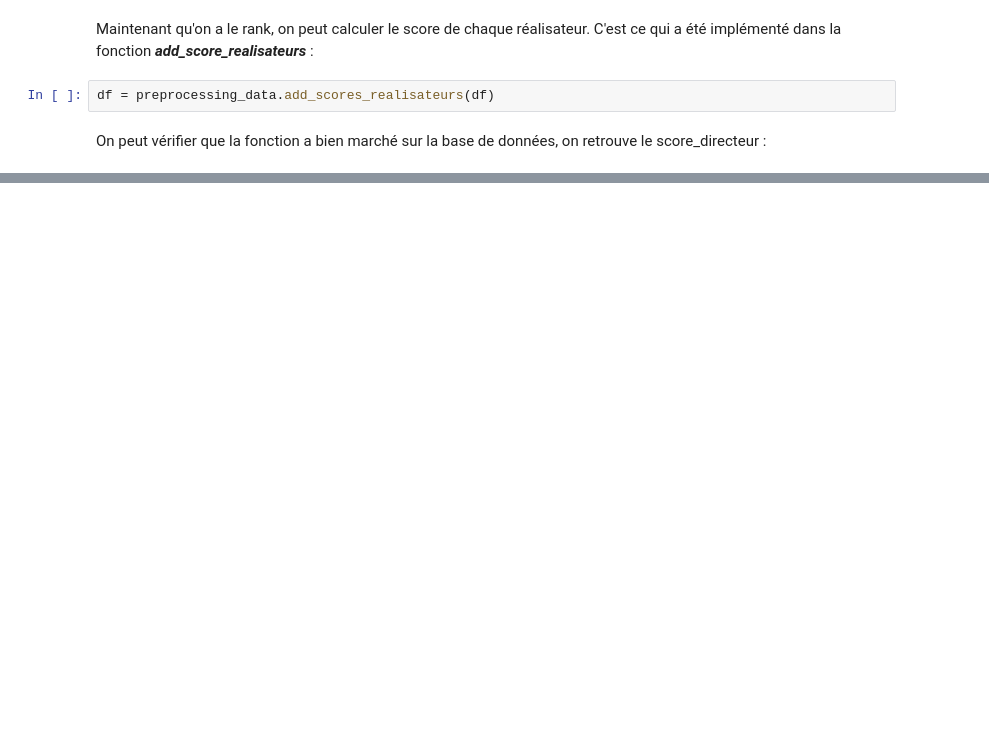
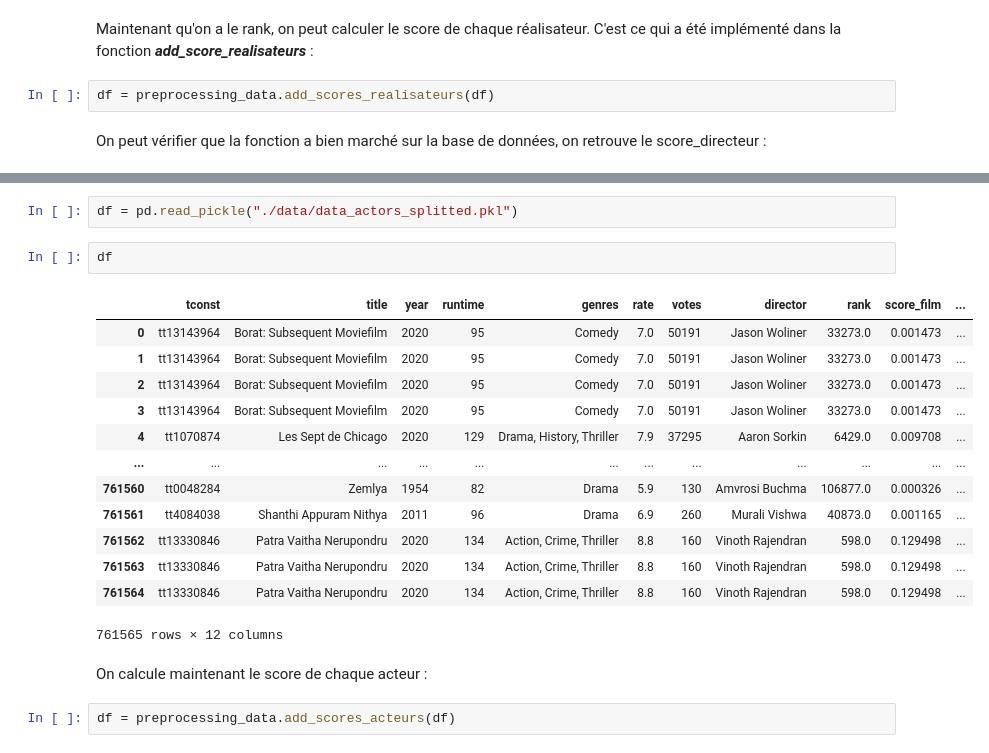
Before and after one commit to henriupton99/IMDB_Scraping, a Jupyter notebook: modelisation.ipynb, the cells around one changed output, grey strips where cells are left out. Cells and saved outputs as stored; diff of their text form; blank space fills up the shorter version.

```diff
--- a/modelisation.ipynb
+++ b/modelisation.ipynb
@@ -129,0 +185,22 @@ df.head(5)
+# %%
+df = pd.read_pickle("./data/data_actors_splitted.pkl")
+# %%
+df
+# %% [output]
+|  | tconst | title | year | runtime | genres | rate | votes | director | rank | score_film | ... |
+| 0 | tt13143964 | Borat: Subsequent Moviefilm | 2020 | 95 | Comedy | 7.0 | 50191 | Jason Woliner | 33273.0 | 0.001473 | ... |
+| 1 | tt13143964 | Borat: Subsequent Moviefilm | 2020 | 95 | Comedy | 7.0 | 50191 | Jason Woliner | 33273.0 | 0.001473 | ... |
+| 2 | tt13143964 | Borat: Subsequent Moviefilm | 2020 | 95 | Comedy | 7.0 | 50191 | Jason Woliner | 33273.0 | 0.001473 | ... |
+| 3 | tt13143964 | Borat: Subsequent Moviefilm | 2020 | 95 | Comedy | 7.0 | 50191 | Jason Woliner | 33273.0 | 0.001473 | ... |
+| 4 | tt1070874 | Les Sept de Chicago | 2020 | 129 | Drama, History, Thriller | 7.9 | 37295 | Aaron Sorkin | 6429.0 | 0.009708 | ... |
+| ... | ... | ... | ... | ... | ... | ... | ... | ... | ... | ... | ... |
+| 761560 | tt0048284 | Zemlya | 1954 | 82 | Drama | 5.9 | 130 | Amvrosi Buchma | 106877.0 | 0.000326 | ... |
+| 761561 | tt4084038 | Shanthi Appuram Nithya | 2011 | 96 | Drama | 6.9 | 260 | Murali Vishwa | 40873.0 | 0.001165 | ... |
+| 761562 | tt13330846 | Patra Vaitha Nerupondru | 2020 | 134 | Action, Crime, Thriller | 8.8 | 160 | Vinoth Rajendran | 598.0 | 0.129498 | ... |
+| 761563 | tt13330846 | Patra Vaitha Nerupondru | 2020 | 134 | Action, Crime, Thriller | 8.8 | 160 | Vinoth Rajendran | 598.0 | 0.129498 | ... |
+| 761564 | tt13330846 | Patra Vaitha Nerupondru | 2020 | 134 | Action, Crime, Thriller | 8.8 | 160 | Vinoth Rajendran | 598.0 | 0.129498 | ... |
+761565 rows × 12 columns
+# %% [markdown]
+On calcule maintenant le score de chaque acteur :
+# %%
+df = preprocessing_data.add_scores_acteurs(df)
```
Also changed, not shown: parts of 17 cells of this notebook, 4 other files.
